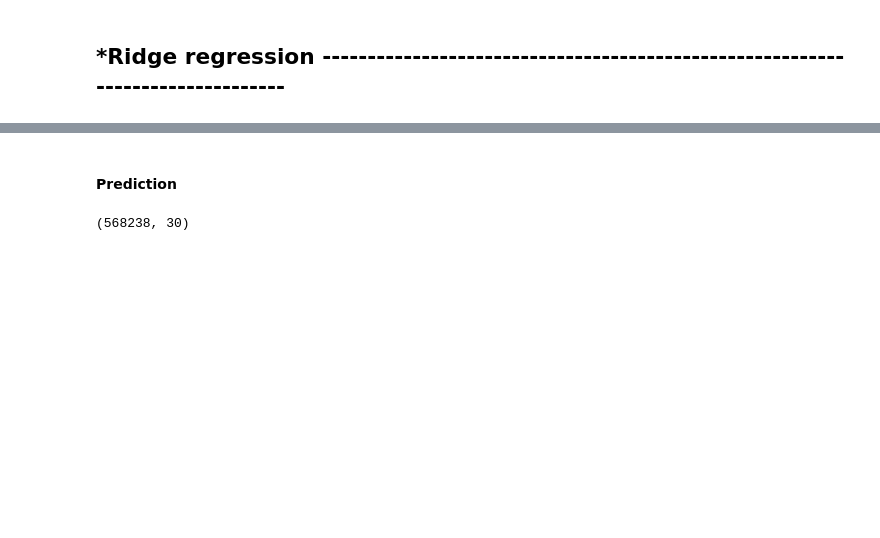
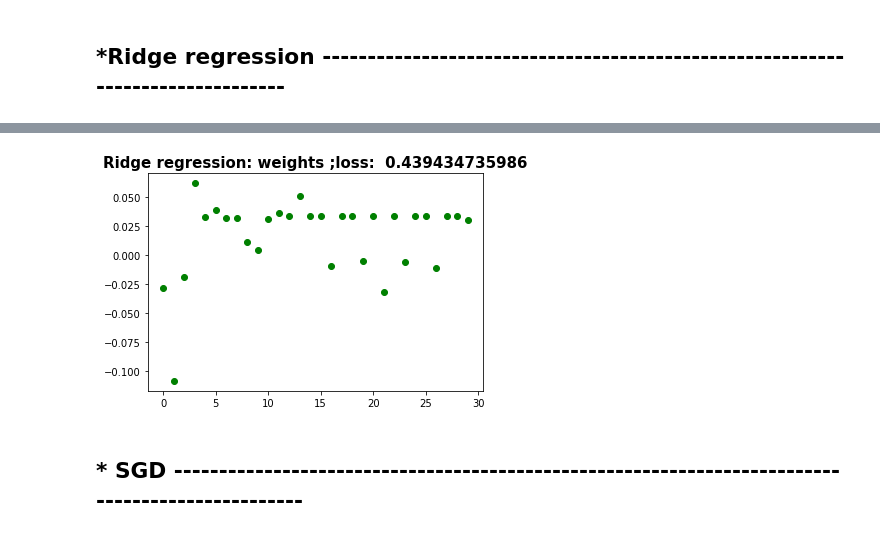
Before and after one commit to LucaZampieri/LMO_ML, a Jupyter notebook: project1/main.ipynb, the cells around one changed output, grey strips where cells are left out. Cells and saved outputs as stored; diff of their text form; code cells hidden in the pictures; blank space fills up the shorter version.

```diff
--- a/project1/main.ipynb
+++ b/project1/main.ipynb
@@ -199,7 +170,20 @@ losses:
+# %%
+def func_ridge_regression (y, tx, test_set, lambda_):
+    name = 'Ridge_regression'
+
+    w,loss = ridge_regression(y, tx, lambda_=lambda_, fct='mse');
+
+    y_pred = predict_labels(w, test_set)
+    create_csv_submission(ids_test, y_pred, name)
+
+    plt.plot(w, 'go')
+    plt.title('Ridge regression: weights ;loss:  '+str(loss),fontsize=15, fontweight='bold');
+    plt.show()
+
+    return w, loss
+# %%
+func_ridge_regression (y=y_train, tx=tx_train, test_set=tx_test, lambda_=lambda_);
+# %% [output]
+[figure, added]
 # %% [markdown]
-#### Prediction
+## * SGD -------------------------------------------------------------------------------------------------
-# %%
-data = tx_test
-data.shape
-# %% [output]
-(568238, 30)
```
Also changed, not shown: parts of 45 cells of this notebook, 2 other files.
